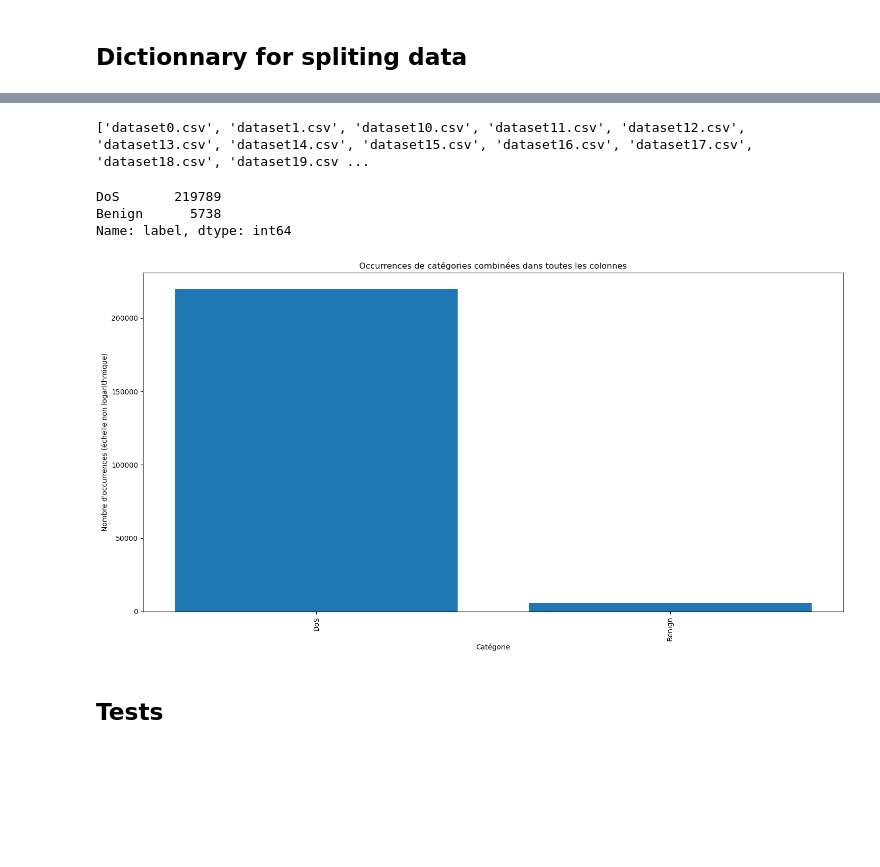
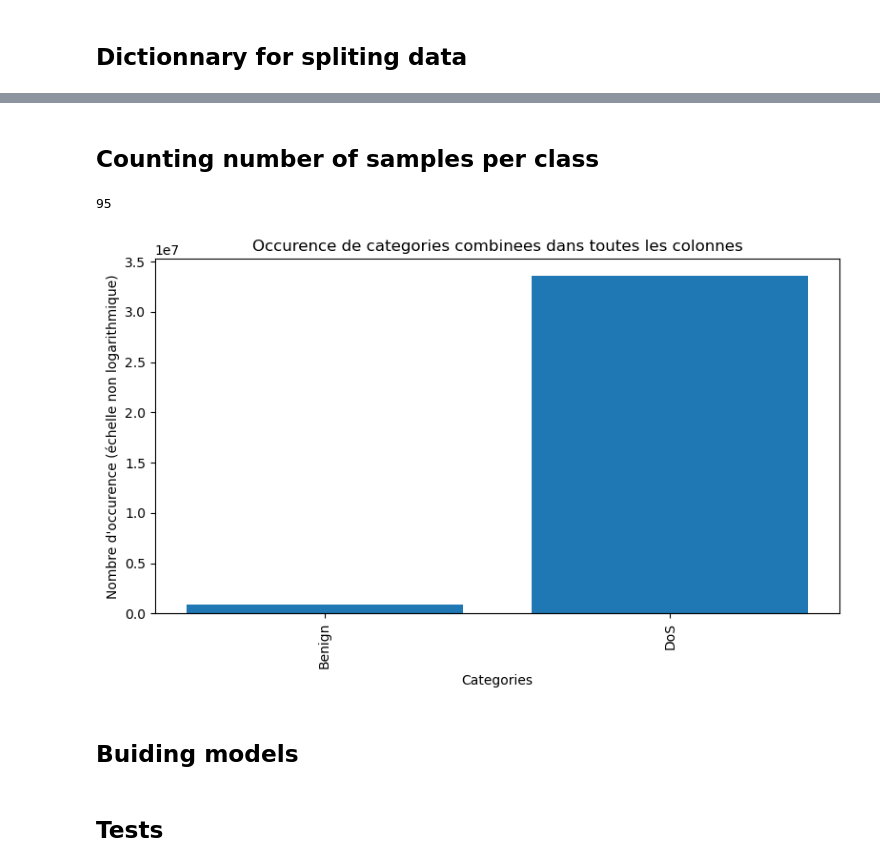
Before and after one commit to mcrayssac/CIC_IoT_Cyber_Attacks, a Jupyter notebook: DoS_model.ipynb, the cells around one changed output, grey strips where cells are left out. Saved outputs shown, nothing was run; the diff lists cells and outputs as text; code cells hidden in the pictures; blank space fills up the shorter version.

Commit message:
Updated functions ml and DoS model

```diff
--- a/DoS_model.ipynb
+++ b/DoS_model.ipynb
@@ -88,34 +94,15 @@ refactor_dataframe(train_sets, dict_3_classes, scaler, file_path, X_columns, y_c
-# %%
-print(get_all_datasets_and_sort(file_path))
-
-#TODO:
-# Load each datasets
-# Add all count 'label'
-# %% [output]
-['dataset0.csv', 'dataset1.csv', 'dataset10.csv', 'dataset11.csv', 'dataset12.csv', 'dataset13.csv', 'dataset14.csv', 'dataset15.csv', 'dataset16.csv', 'dataset17.csv', 'dataset18.csv', 'dataset19.csv ...
-# %%
-df = pd.read_csv(file_path + 'dataset.csv')
-categorie_counts = df['label'].value_counts()
-categorie_counts = categorie_counts.sort_values(ascending=False)
-
-plt.figure(figsize=(15, 8))
-print(categorie_counts)
-
-plt.bar(categorie_counts.index, categorie_counts.values)
-log_scale = False
-if log_scale:
-    plt.yscale('log')  # Utilisez une échelle logarithmique sur l'axe des y
-plt.xlabel('Catégorie')
-if log_scale:
-    plt.ylabel('Nombre d\'occurrences (échelle logarithmique)')
-else:
-    plt.ylabel('Nombre d\'occurrences (échelle non logarithmique)')
-plt.title(f'Occurrences de catégories combinées dans toutes les colonnes')
-plt.xticks(rotation=90)
-plt.tight_layout()
-plt.show()
-# %% [output]
-DoS       219789
-Benign      5738
-Name: label, dtype: int64
-[figure, removed]
+# %% [markdown]
+## Counting number of samples per class
+# %%
+train_sets, test_sets = get_train_and_test_files(path_to_datasets=file_path)
+print(len(train_sets) + len(test_sets))
+# %% [output]
+95
+# %%
+categorie_counts = count_label(train_sets, file_path=file_path)
+
+plot_bar_chart(categorie_counts, 'Occurence de categories combinees dans toutes les colonnes', 'Categories', 'Nombre d\'occurence', 8, 5, log_scale=False)
+# %% [output]
+[figure, added]
+# %% [markdown]
+## Buiding models
```
Also changed, not shown: parts of 8 cells of this notebook, 3 other files.
